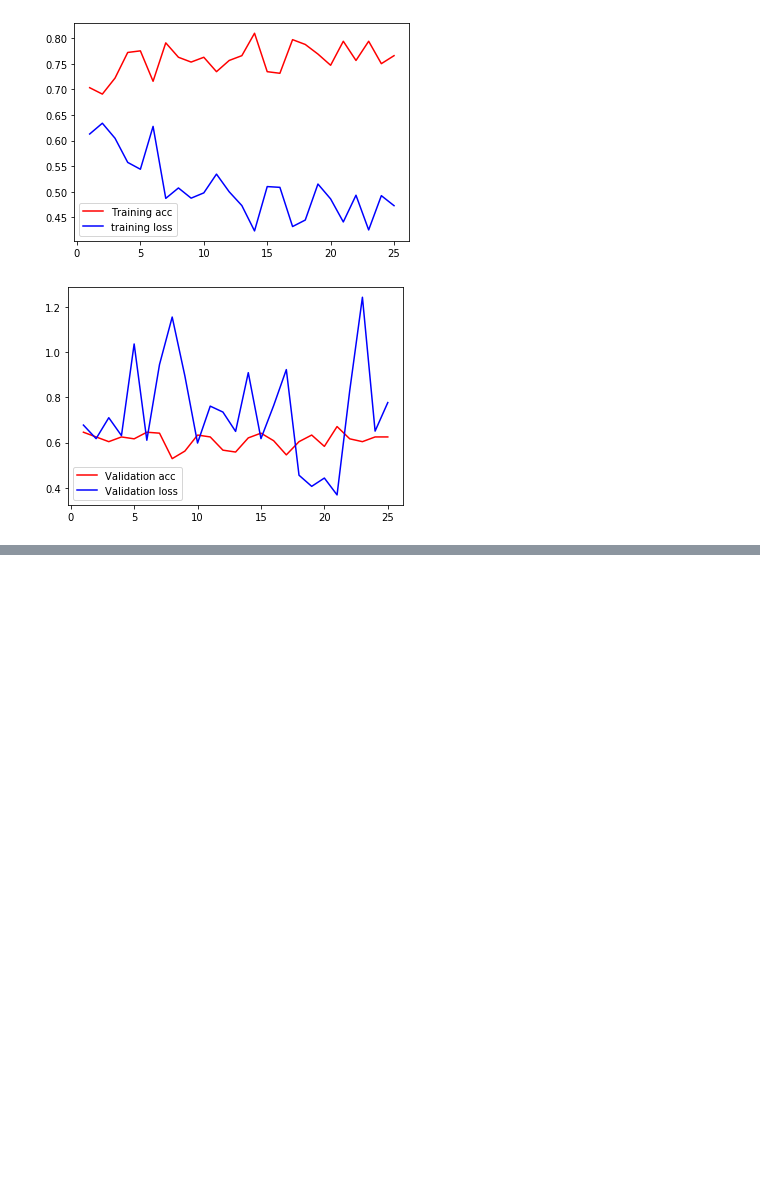
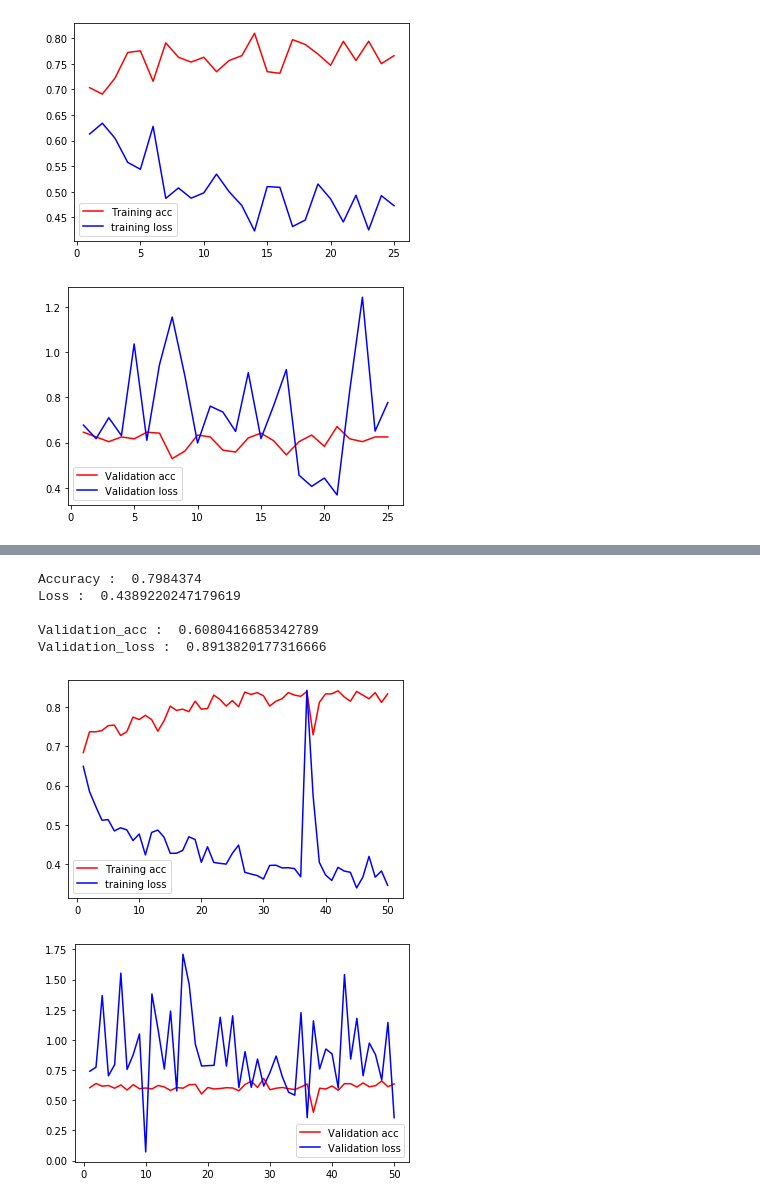
Before and after one commit to quhb2455/My_data, a Jupyter notebook: AI/5Works_project/5works_project.ipynb, the cells around one changed output, grey strips where cells are left out. Cells and saved outputs as stored; diff of their text form; code cells hidden in the pictures; blank space fills up the shorter version.

Commit message:
5works project

```diff
--- a/AI/5Works_project/5works_project.ipynb
+++ b/AI/5Works_project/5works_project.ipynb
@@ -18,7 +18,7 @@ model.add(layers.Dense(1,activation='sigmoid'))
 
 model.summary()
 
-img_original_path = r'C:\Users\Sub\Desktop\5worksProject\17810_23812_bundle_archive\resize'
+img_original_path = r'C:\Users\Rentalhub\Desktop\5worksProject\resize'
 
 train = img_original_path + '\\train'
 val = img_original_path + '\\val'
@@ -369,0 +410,12 @@ model.save_weights('project_v3.h5')
+# %%
+model.compile(loss='binary_crossentropy',
+             optimizer='adam',
+             metrics=['accuracy'])
+# %%
+history = model.fit_generator(
+    train_generator,
+    steps_per_epoch = 40,
+    epochs = 50,
+    validation_data = val_generator,
+    validation_steps=30
+    )
@@ -369,0 +440,42 @@ model.save_weights('project_v3.h5')
+# %%
+import numpy as np
+
+history_data = history.history
+
+accuracy = history_data['accuracy']
+validation_acc =history_data['val_accuracy']
+loss = history_data['loss']
+validation_loss = history_data['val_loss']
+
+
+mean_acc = np.mean(accuracy)
+mean_loss = np.mean(loss)
+mean_val_acc = np.mean(validation_acc)
+mean_val_loss = np.mean(validation_loss)
+
+print("Accuracy : " , mean_acc)
+print("Loss : " , mean_loss)
+print()
+print("Validation_acc : ", mean_val_acc)
+print("Validation_loss : ", mean_val_loss)
+
+epochs = range(1,len(accuracy)+1,1)
+
+import matplotlib.pyplot as plt
+plt.plot(epochs, accuracy, 'r', label='Training acc')
+plt.plot(epochs, loss, 'b', label='training loss')
+plt.legend()
+plt.show()
+
+plt.plot(epochs, validation_acc, 'r', label='Validation acc')
+plt.plot(epochs, validation_loss, 'b', label='Validation loss')
+plt.legend()
+plt.show()
+# %% [output]
+Accuracy :  0.7984374
+Loss :  0.4389220247179619
+
+Validation_acc :  0.6080416685342789
+Validation_loss :  0.8913820177316666
+[figure, added]
+[figure, added]
```
Also changed, not shown: parts of 8 cells of this notebook, 1 other file.
